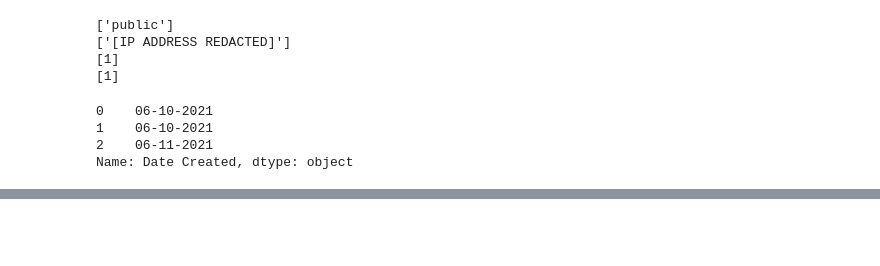
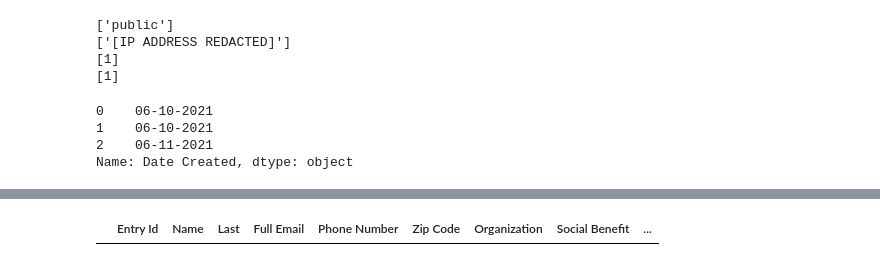
Before and after one commit to matt-harvey-data/Code_You_American_Recovery_Plan, a Jupyter notebook: ARP_Data_Mini_Project.ipynb, the cells around one changed output, grey strips where cells are left out. Drawn from its saved outputs; the diff is of its cells as text; code cells hidden in the pictures; blank space fills up the shorter version.

```diff
--- a/ARP_Data_Mini_Project.ipynb
+++ b/ARP_Data_Mini_Project.ipynb
@@ -355,3 +356,8 @@ df.drop([1066, 1264], inplace=True)
 # Coerce the Zip Code of the remaining row to match our 5 digit formatting (after checking the zip of Seven
 # Counties Services and discovering it is actually in 40204.)
 df['Zip Code'] = df['Zip Code'].map({'207':'40204'}).fillna(df['Zip Code'])
+# %%
+# Create a DataFrame with the values that have fewer than 5 characters to assess whether to keep them
+df[(df['Zip Code'] == 'A') | (df['Zip Code'] == '207') | (df['Zip Code'] == 'Unkno')]
+# %% [output]
+|  | Entry Id | Name | Last | Full Email | Phone Number | Zip Code | Organization | Social Benefit | ... |
```
Also changed, not shown: parts of 2 cells of this notebook.
